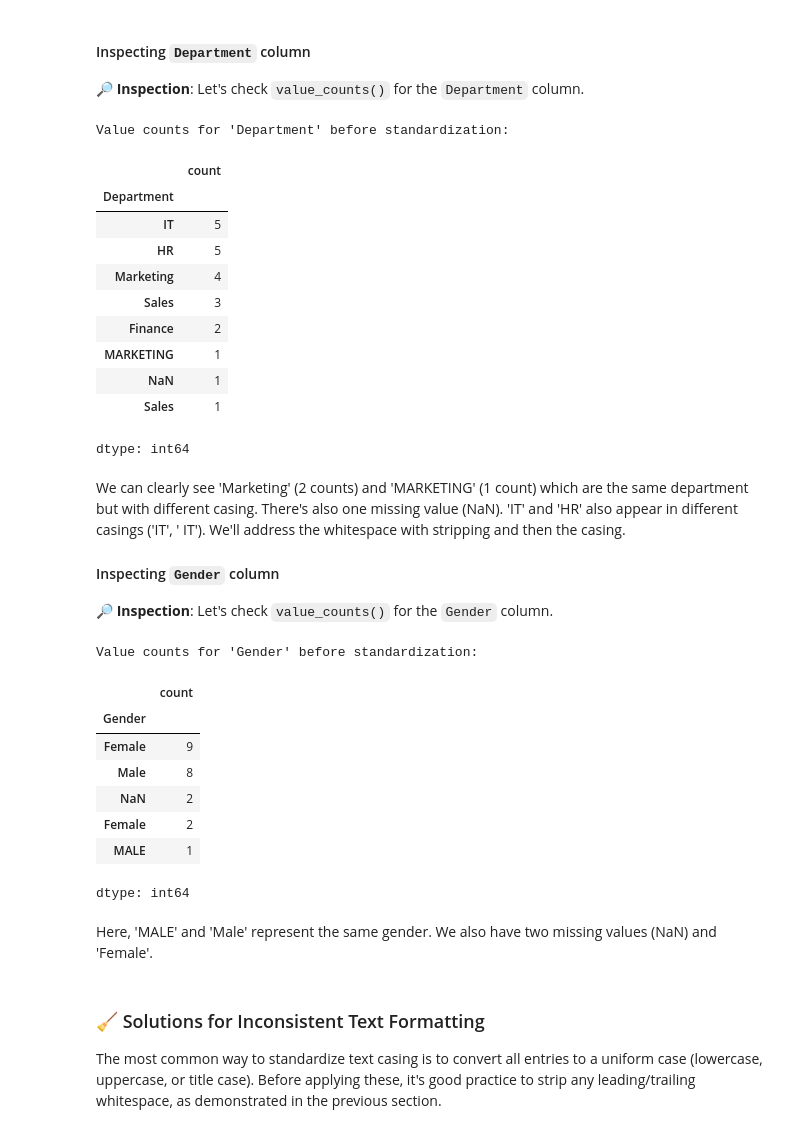
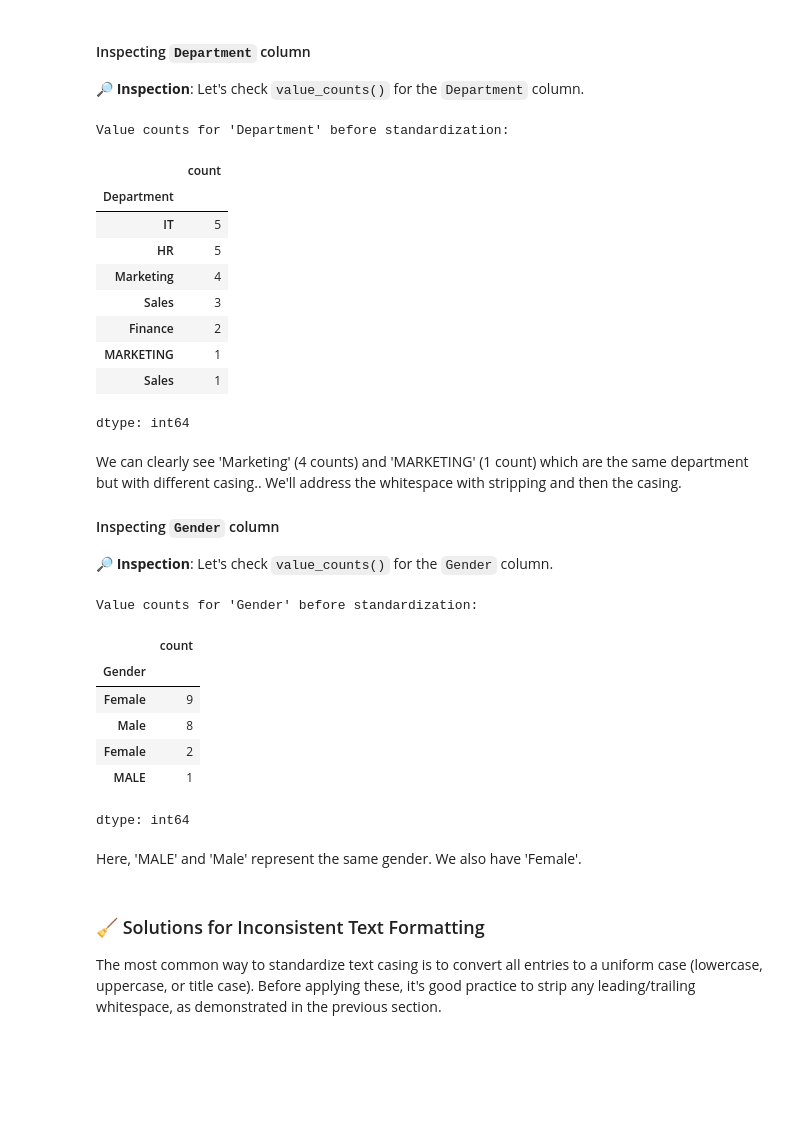
Before and after one commit to Mohamad-Selawy/Data-Analysis, a Jupyter notebook: Data Analysis/Level 1/4_Data_Quality_&_Cleaning.ipynb, the cells around one changed output. Cells and saved outputs as stored; diff of their text form; code cells hidden in the pictures; blank space fills up the shorter version.

```diff
--- a/Data Analysis/Level 1/4_Data_Quality_&_Cleaning.ipynb
+++ b/Data Analysis/Level 1/4_Data_Quality_&_Cleaning.ipynb
@@ -864,41 +865,39 @@ The `value_counts()` method is an excellent tool for detecting inconsistent text
 🔎 **Inspection**: Let's check `value_counts()` for the `Department` column.
 # %%
 print("Value counts for 'Department' before standardization:")
-display(df['Department'].value_counts(dropna=False))
+display(df['Department'].value_counts())
 # %% [output]
 Value counts for 'Department' before standardization:
 |  | count |
 | Department |  |
 | IT | 5 |
 | HR | 5 |
 | Marketing | 4 |
 | Sales | 3 |
 | Finance | 2 |
 | MARKETING | 1 |
-| NaN | 1 |
 | Sales | 1 |
 dtype: int64
 # %% [markdown]
-We can clearly see 'Marketing' (2 counts) and 'MARKETING' (1 count) which are the same department but with different casing. There's also one missing value (NaN). 'IT' and 'HR' also appear in different casings ('IT', ' IT'). We'll address the whitespace with stripping and then the casing.
+We can clearly see 'Marketing' (4 counts) and 'MARKETING' (1 count) which are the same department but with different casing.. We'll address the whitespace with stripping and then the casing.
 
 #### Inspecting `Gender` column
 
 🔎 **Inspection**: Let's check `value_counts()` for the `Gender` column.
 # %%
 print("Value counts for 'Gender' before standardization:")
-display(df['Gender'].value_counts(dropna=False))
+display(df['Gender'].value_counts())
 # %% [output]
 Value counts for 'Gender' before standardization:
 |  | count |
 | Gender |  |
 | Female | 9 |
 | Male | 8 |
-| NaN | 2 |
 | Female | 2 |
 | MALE | 1 |
 dtype: int64
 # %% [markdown]
-Here, 'MALE' and 'Male' represent the same gender. We also have two missing values (NaN) and 'Female'.
+Here, 'MALE' and 'Male' represent the same gender. We also have 'Female'.
 # %% [markdown]
 ### 🧹 Solutions for Inconsistent Text Formatting
 
```
Also changed, not shown: parts of 18 cells of this notebook.
